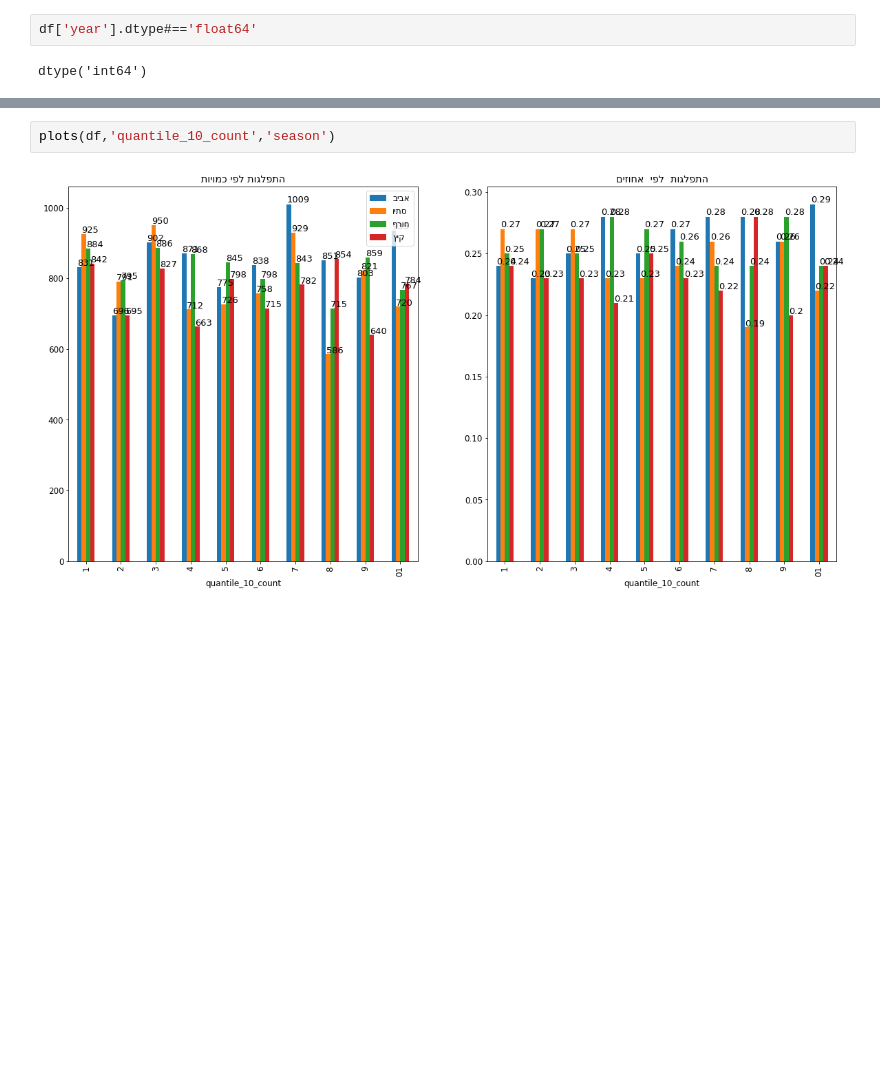
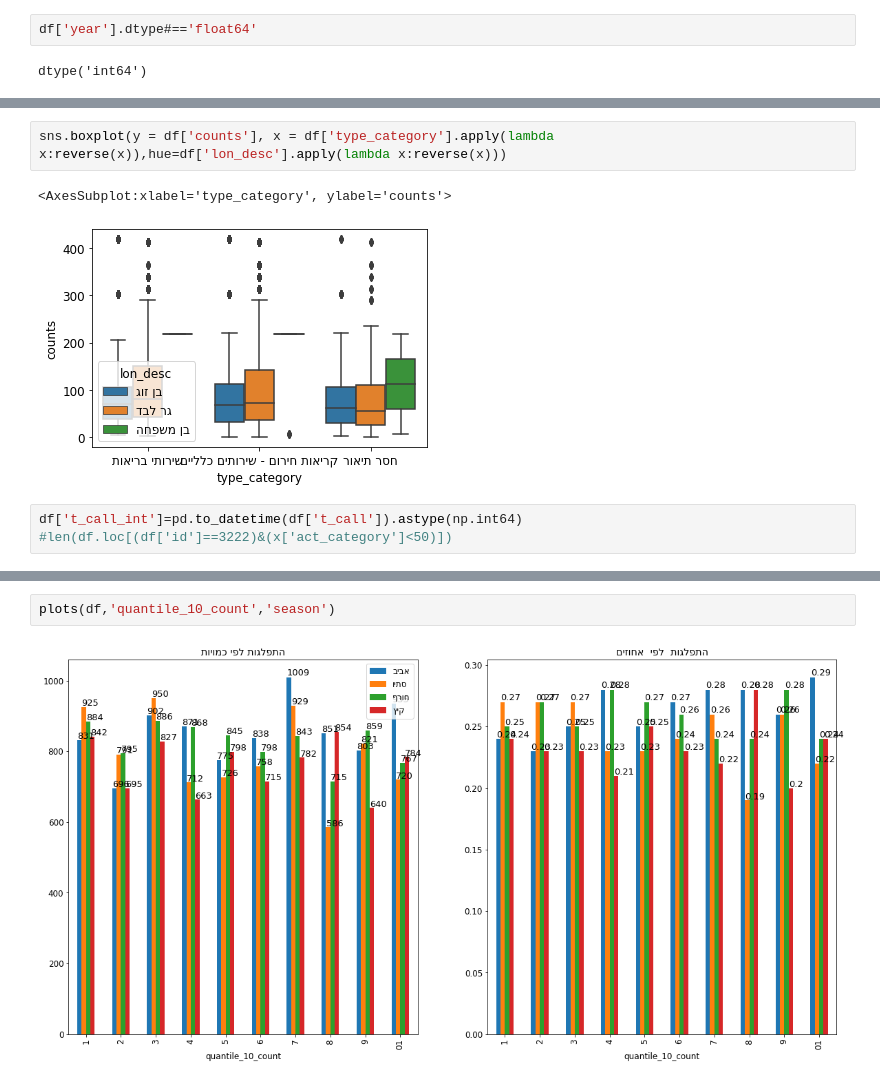
Before and after one commit to yarontal94/final_project, a Jupyter notebook: Untitled.ipynb, the cells around one changed output, grey strips where cells are left out. Drawn from its saved outputs; the diff is of its cells as text; blank space fills up the shorter version.

```diff
--- a/Untitled.ipynb
+++ b/Untitled.ipynb
@@ -351,0 +310,8 @@ df['quantile_10_count'] = pd.qcut(df['counts'],
+# %%
+sns.boxplot(y = df['counts'], x = df['type_category'].apply(lambda x:reverse(x)),hue=df['lon_desc'].apply(lambda x:reverse(x)))
+# %% [output]
+<AxesSubplot:xlabel='type_category', ylabel='counts'>
+[figure, added]
+# %%
+df['t_call_int']=pd.to_datetime(df['t_call']).astype(np.int64)
+#len(df.loc[(df['id']==3222)&(x['act_category']<50)])
```
Also changed, not shown: parts of 39 cells of this notebook.
